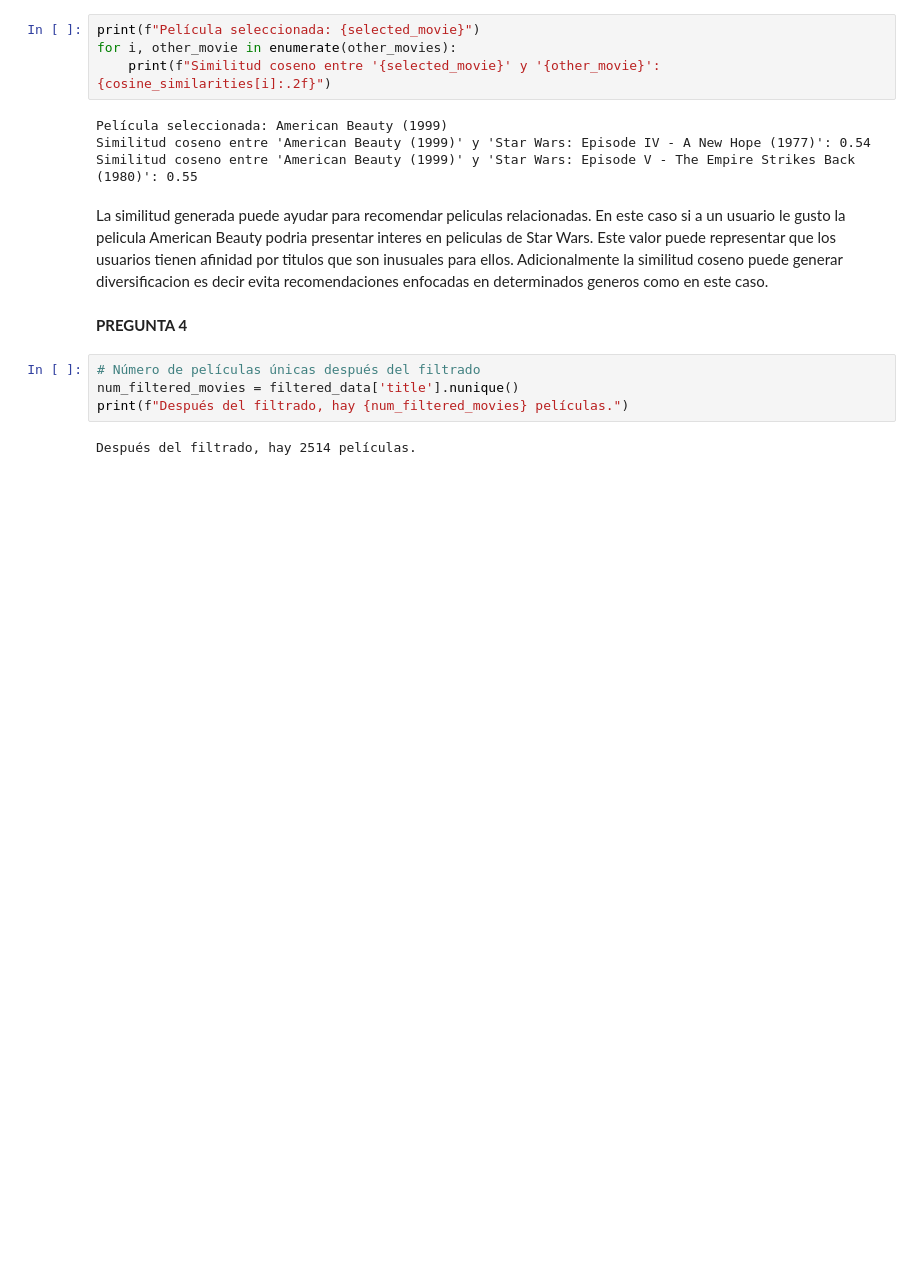
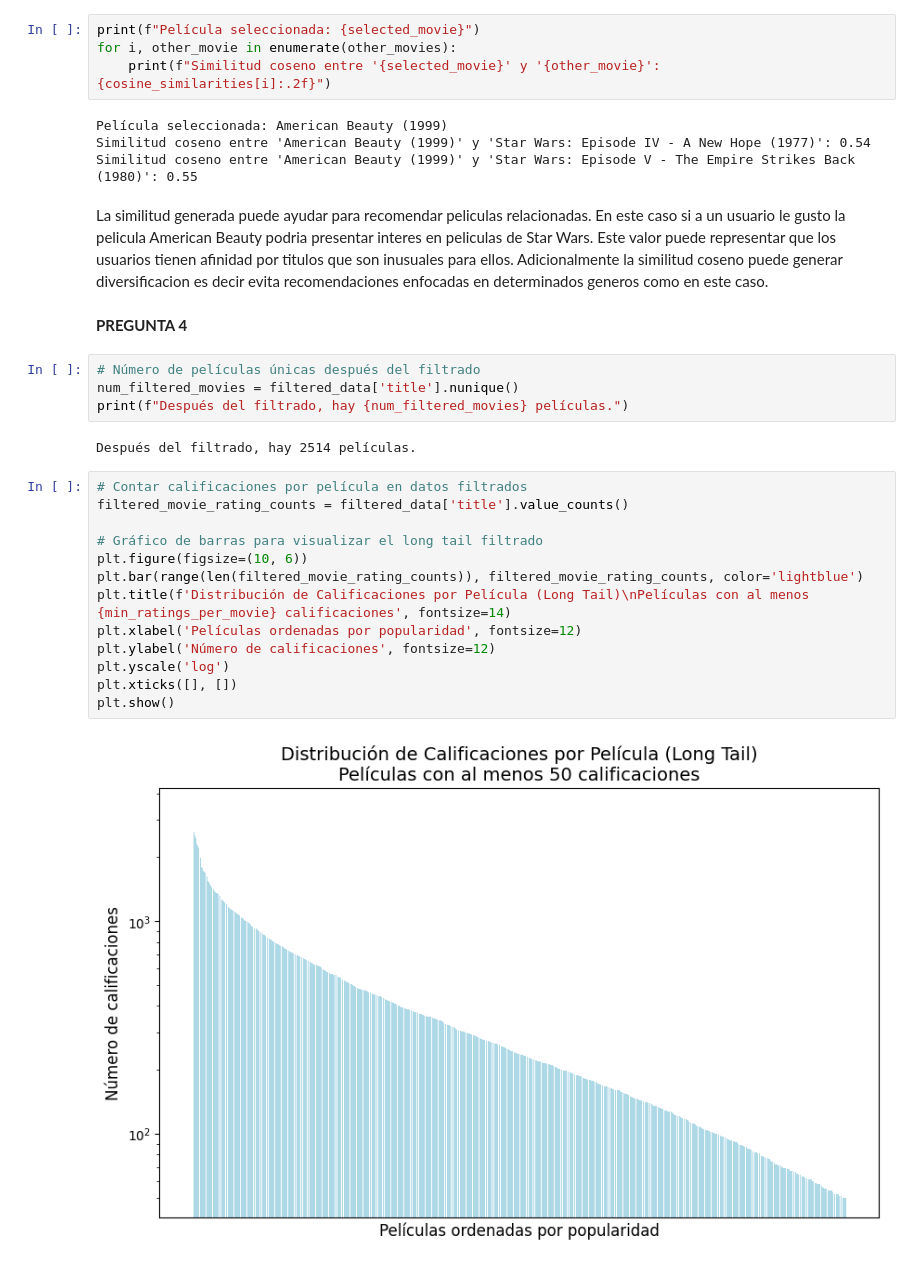
Before and after one commit to sheilaccahua202231011/RecSys, a Jupyter notebook: EXAMEN_2 (1).ipynb, the cells around one changed output. Drawn from its saved outputs; the diff is of its cells as text; blank space fills up the shorter version.

```diff
--- a/EXAMEN_2 (1).ipynb
+++ b/EXAMEN_2 (1).ipynb
@@ -218,3 +218,18 @@ num_filtered_movies = filtered_data['title'].nunique()
 print(f"Después del filtrado, hay {num_filtered_movies} películas.")
 # %% [output]
 Después del filtrado, hay 2514 películas.
+# %%
+# Contar calificaciones por película en datos filtrados
+filtered_movie_rating_counts = filtered_data['title'].value_counts()
+
+# Gráfico de barras para visualizar el long tail filtrado
+plt.figure(figsize=(10, 6))
+plt.bar(range(len(filtered_movie_rating_counts)), filtered_movie_rating_counts, color='lightblue')
+plt.title(f'Distribución de Calificaciones por Película (Long Tail)\nPelículas con al menos {min_ratings_per_movie} calificaciones', fontsize=14)
+plt.xlabel('Películas ordenadas por popularidad', fontsize=12)
+plt.ylabel('Número de calificaciones', fontsize=12)
+plt.yscale('log')
+plt.xticks([], [])
+plt.show()
+# %% [output]
+[figure, added]
```
Also changed, not shown: parts of 5 cells of this notebook.
